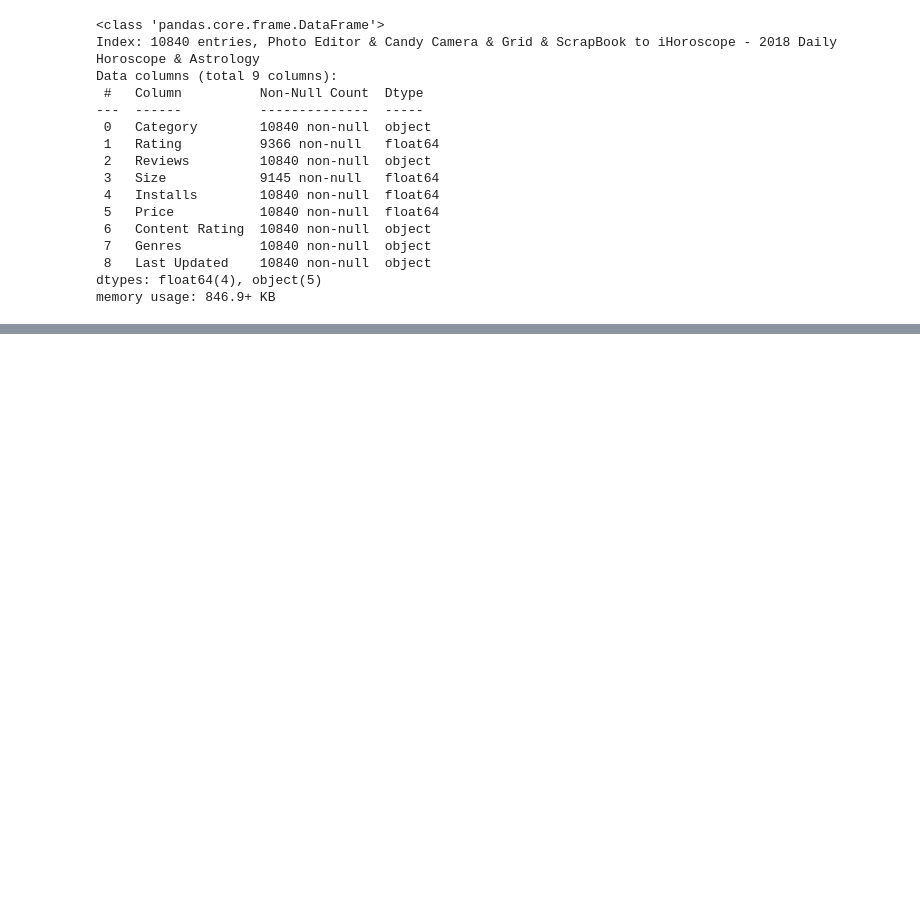
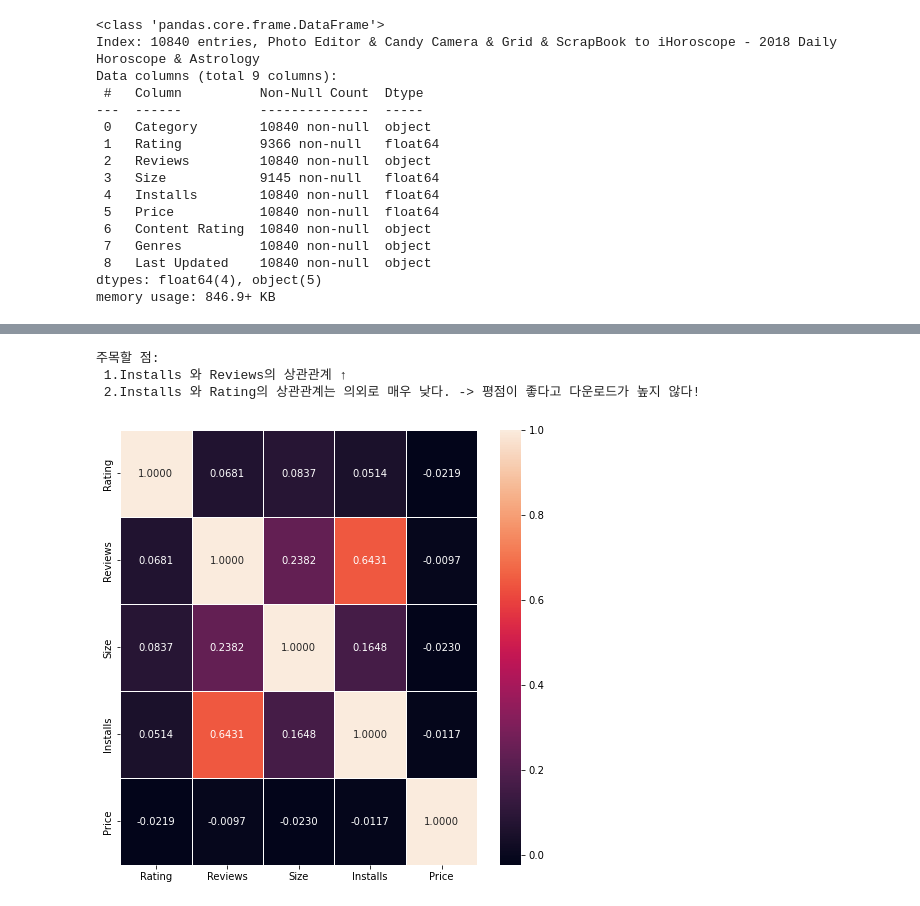
Before and after one commit to DataScience-Lab-Yonsei/8th-EDA, a Jupyter notebook: 2조/code/GooglePlayStore_EDA.ipynb, the cells around one changed output, grey strips where cells are left out. Saved outputs shown, nothing was run; the diff lists cells and outputs as text; code cells hidden in the pictures; blank space fills up the shorter version.

```diff
--- a/2조/code/GooglePlayStore_EDA.ipynb
+++ b/2조/code/GooglePlayStore_EDA.ipynb
@@ -566,0 +241,11 @@ path_info[:-4]+'_preprocessed.csv'
+# %%
+# 상관관계
+plt.figure(figsize=(8, 8))
+sns.heatmap(data = app_info.corr(), annot=True, fmt = '.4f', linewidths=.5)
+
+print('주목할 점:\n 1.Installs 와 Reviews의 상관관계 ↑\n 2.Installs 와 Rating의 상관관계는 의외로 매우 낮다. -> 평점이 좋다고 다운로드가 높지 않다!')
+# %% [output]
+주목할 점:
+ 1.Installs 와 Reviews의 상관관계 ↑
+ 2.Installs 와 Rating의 상관관계는 의외로 매우 낮다. -> 평점이 좋다고 다운로드가 높지 않다!
+[figure, added]
```
Also changed, not shown: parts of 100 cells of this notebook, 6 other files.
